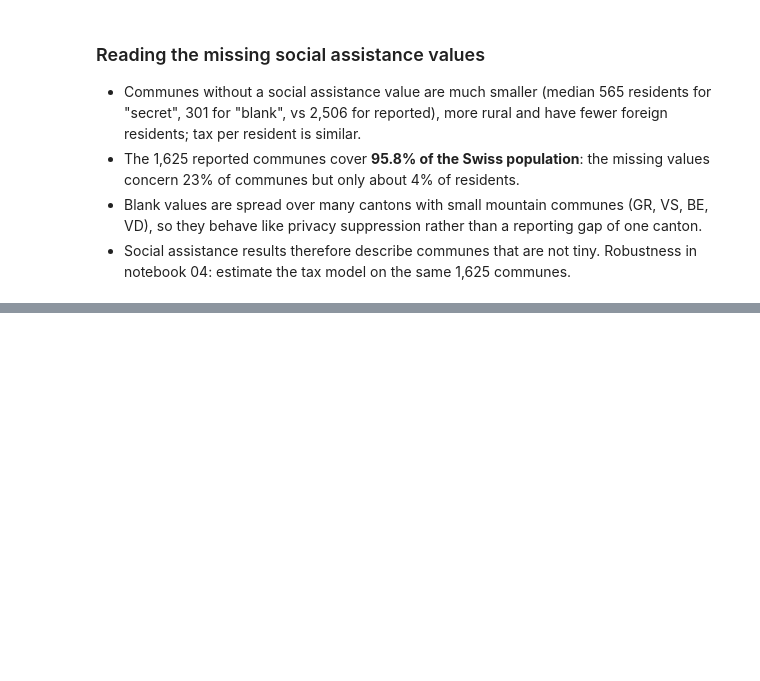
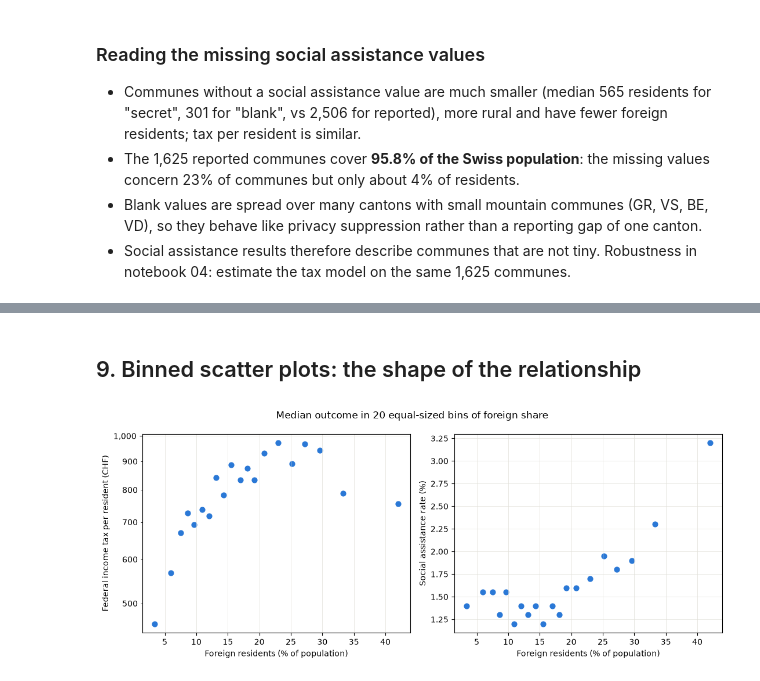
Before and after one commit to bousmarc/ADA-Project, a Jupyter notebook: notebooks/03_descriptive_stats.ipynb, the cells around one changed output, grey strips where cells are left out. Cells and saved outputs as stored; diff of their text form; code cells hidden in the pictures; blank space fills up the shorter version.

Commit message:
Add the new descriptive chunks to notebook 03

```diff
--- a/notebooks/03_descriptive_stats.ipynb
+++ b/notebooks/03_descriptive_stats.ipynb
@@ -502,0 +505,19 @@ Name: count, dtype: int64
+# %%
+# Split communes into four equal-sized groups by foreign share
+df["fs_quartile"] = pd.qcut(df["foreign_share"], q=4,
+                            labels=["Q1 (fewest)", "Q2", "Q3", "Q4 (most)"])
+
+compare_vars = ["foreign_share", "tax_per_capita", "sa_rate", "population", "density",
+                "share_under20", "share_65plus", "jobs_per_capita", "share_B", "share_C"]
+
+groups = df.groupby("fs_quartile", observed=True)
+
+# Medians, not means: tax and population are very skewed (chunk 4)
+table2 = groups[compare_vars].median()
+table2["urban (%)"] = groups["urban_rural"].apply(lambda s: (s == "urban").mean() * 100)
+table2["border commune (%)"] = groups["border_commune"].mean() * 100
+table2["N communes"] = groups.size()
+
+table2 = table2.T.rename(index=helpers.LABELS).round(2)
+table2.to_csv(OUT / "table2_by_foreign_share_quartile.csv")
+table2
@@ -502,0 +541,38 @@ Name: count, dtype: int64
+# %% [markdown]
+## 9. Binned scatter plots: the shape of the relationship
+# %%
+# 20 bins with about the same number of communes, ordered by foreign share
+df["fs_bin"] = pd.qcut(df["foreign_share"], q=20, labels=False)
+
+bins = df.groupby("fs_bin").agg(
+    foreign_share=("foreign_share", "mean"),
+    tax=("tax_per_capita", "median"),
+    sa=("sa_rate", "median"),
+    n=("code", "size"),
+)
+
+dot_color = helpers.COLORS["urban_rural"]["urban"]
+fig, axes = plt.subplots(1, 2, figsize=(11, 4.5))
+
+axes[0].scatter(bins["foreign_share"], bins["tax"], color=dot_color, s=40)
+axes[0].set_yscale("log")   # same log scale as in chunk 4
+from matplotlib.ticker import FuncFormatter
+plain = FuncFormatter(lambda value, _: f"{value:,.0f}")
+axes[0].yaxis.set_major_formatter(plain)
+axes[0].yaxis.set_minor_formatter(plain)
+axes[0].set_ylabel(helpers.LABELS["tax_per_capita"])
+
+axes[1].scatter(bins["foreign_share"], bins["sa"], color=dot_color, s=40)
+axes[1].set_ylabel(helpers.LABELS["sa_rate"])
+
+for ax in axes:
+    ax.set_xlabel(helpers.LABELS["foreign_share"])
+    ax.grid(color=helpers.INK["grid"], linewidth=0.5)
+
+fig.suptitle("Median outcome in 20 equal-sized bins of foreign share")
+fig.tight_layout()
+helpers.save_figure(fig, OUT / "fig_binscatter_foreign_share.png")
+bins.round(2).to_csv(OUT / "binscatter_foreign_share.csv")
+plt.show()
+# %% [output]
+[figure, added]
```
Also changed, not shown: parts of 10 cells of this notebook.
